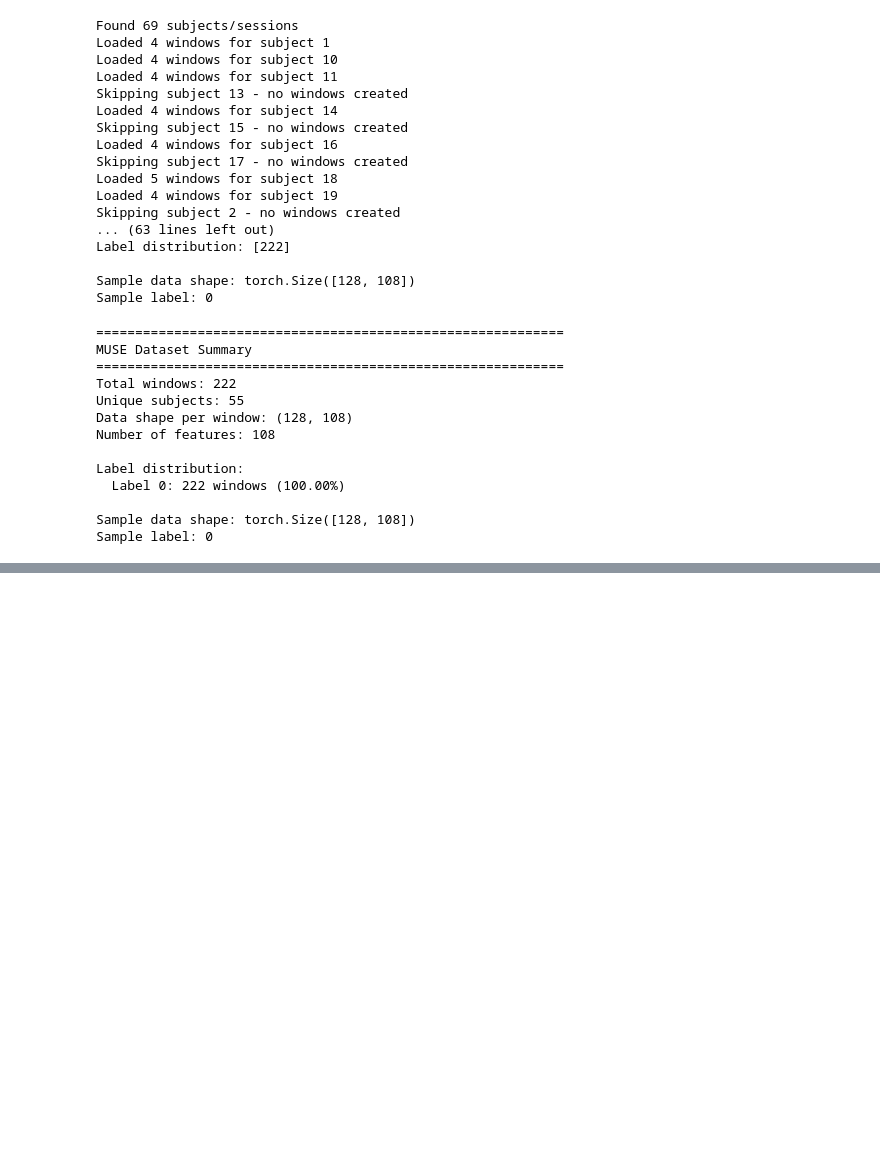
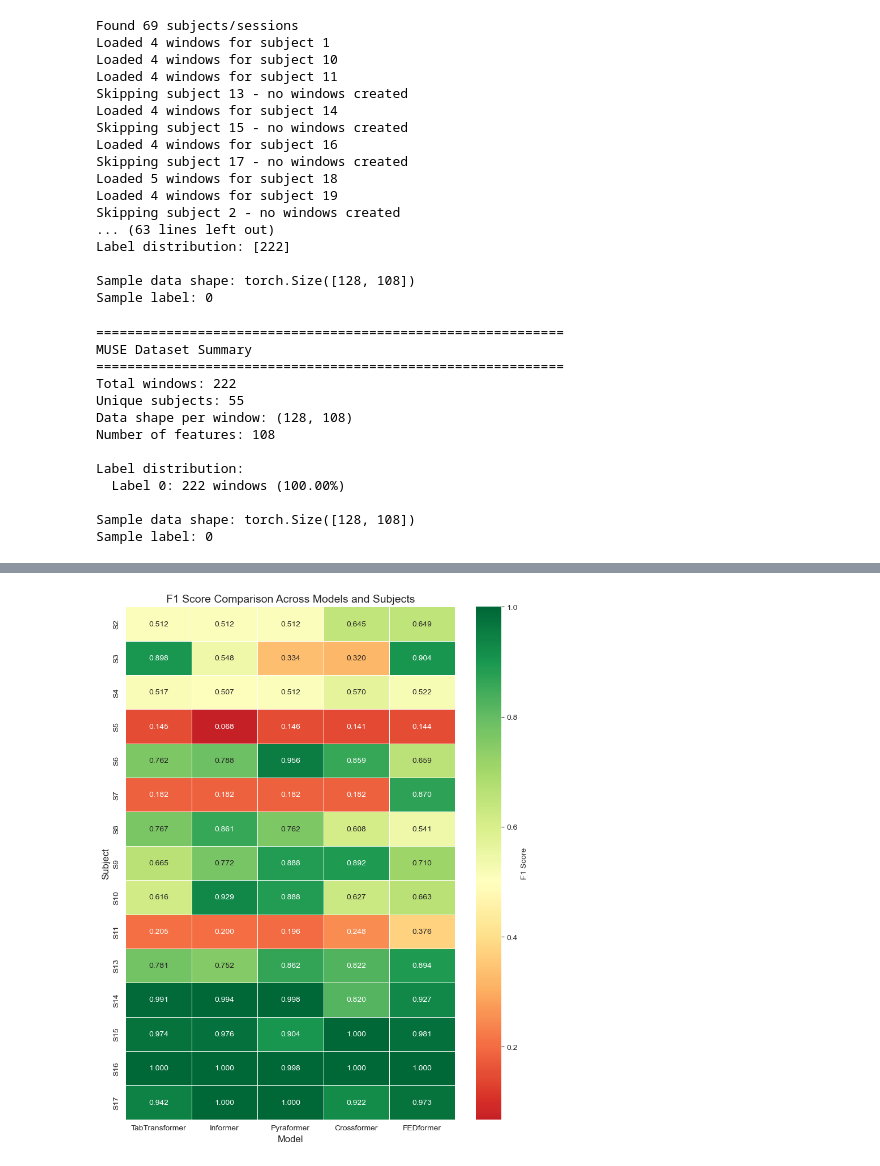
Before and after one commit to KumarJonnala/transformer_timeseries, a Jupyter notebook: test_notebook.ipynb, the cells around one changed output, grey strips where cells are left out. Saved outputs shown, nothing was run; the diff lists cells and outputs as text; code cells hidden in the pictures; blank space fills up the shorter version.

```diff
--- a/test_notebook.ipynb
+++ b/test_notebook.ipynb
@@ -746,0 +1212,24 @@ Sample label: 0
+# %%
+import seaborn as sns
+import matplotlib.pyplot as plt
+
+plt.figure(figsize=(8, 10))
+
+sns.heatmap(
+    f1_combined,
+    annot=True,
+    fmt=".3f",
+    cmap="RdYlGn",
+    center=0.5,
+    linewidths=0.5,
+    cbar_kws={"label": "F1 Score"}
+)
+
+plt.title("F1 Score Comparison Across Models and Subjects", fontsize=14)
+plt.xlabel("Model", fontsize=12)
+plt.ylabel("Subject", fontsize=12)
+
+plt.tight_layout()
+plt.show()
+# %% [output]
+[figure, added]
```
Also changed, not shown: parts of 12 cells of this notebook, 10 other files.
